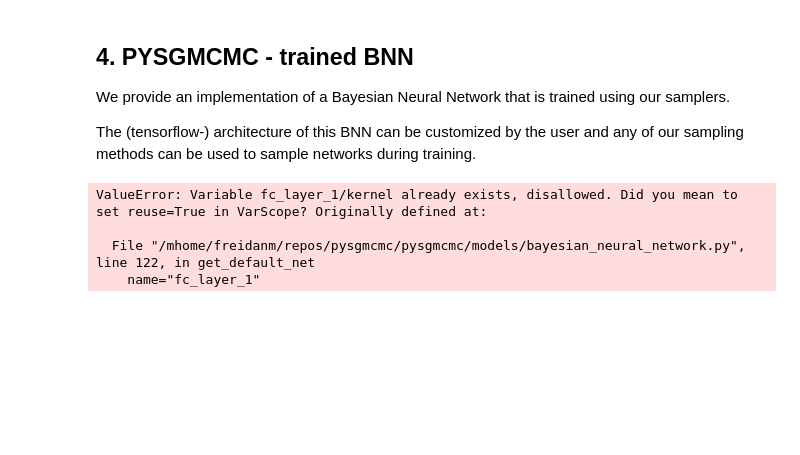
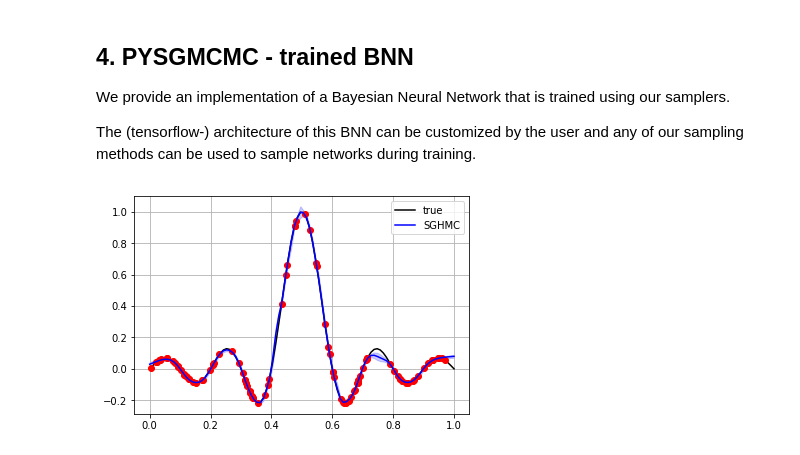
Before and after one commit to MFreidank/pysgmcmc, a Jupyter notebook: docs/source/notebooks/api_quickstart.ipynb, the cells around one changed output. Saved outputs shown, nothing was run; the diff lists cells and outputs as text; code cells hidden in the pictures; blank space fills up the shorter version.

```diff
--- a/docs/source/notebooks/api_quickstart.ipynb
+++ b/docs/source/notebooks/api_quickstart.ipynb
@@ -234,35 +234,35 @@ from pysgmcmc.models.bayesian_neural_network import BayesianNeuralNetwork, Sampl
 ## Set up data ##
 rng, n_datapoints = np.random.RandomState(np.random.randint(0, 10000)), 100
 X_train = np.array([rng.uniform(0., 1., 1) for _ in range(n_datapoints)])
 y_train = sinc(X_train)
 
 X_test = np.linspace(0, 1, 100)[:, None]
 y_test = sinc(X_test)
 
-with tf.Session() as session:
+g = tf.Graph()
+
+session = tf.InteractiveSession(graph=g)
+with g.as_default():
     model = BayesianNeuralNetwork(
         session=session, batch_size=20, sampling_method=SamplingMethod.SGHMC,
         learning_rate=np.sqrt(1e-4), mdecay=0.05,
         burn_in_steps=3000, n_iters=50000,
         normalize_input=True, normalize_output=True,
     )
     model.train(X_train, y_train)
     prediction_mean, prediction_variance = model.predict(X_test)
 
 prediction_std = np.sqrt(prediction_variance)
 
 plt.grid()
 
 plt.plot(X_test[:, 0], y_test, label="true", color="black")
 plt.plot(X_train[:, 0], y_train, "ro")
 
 plt.plot(X_test[:, 0], prediction_mean, label="SGHMC", color="blue")
 plt.fill_between(X_test[:, 0], prediction_mean + prediction_std, prediction_mean - prediction_std, alpha=0.2, color="blue")
 
 plt.legend()
 plt.show()
 # %% [output]
-ValueError: Variable fc_layer_1/kernel already exists, disallowed. Did you mean to set reuse=True in VarScope? Originally defined at:
-
-  File "/mhome/freidanm/repos/pysgmcmc/pysgmcmc/models/bayesian_neural_network.py", line 122, in get_default_net
-    name="fc_layer_1"
+[figure, added]
```
Also changed, not shown: parts of 2 cells of this notebook, 1 other file.
